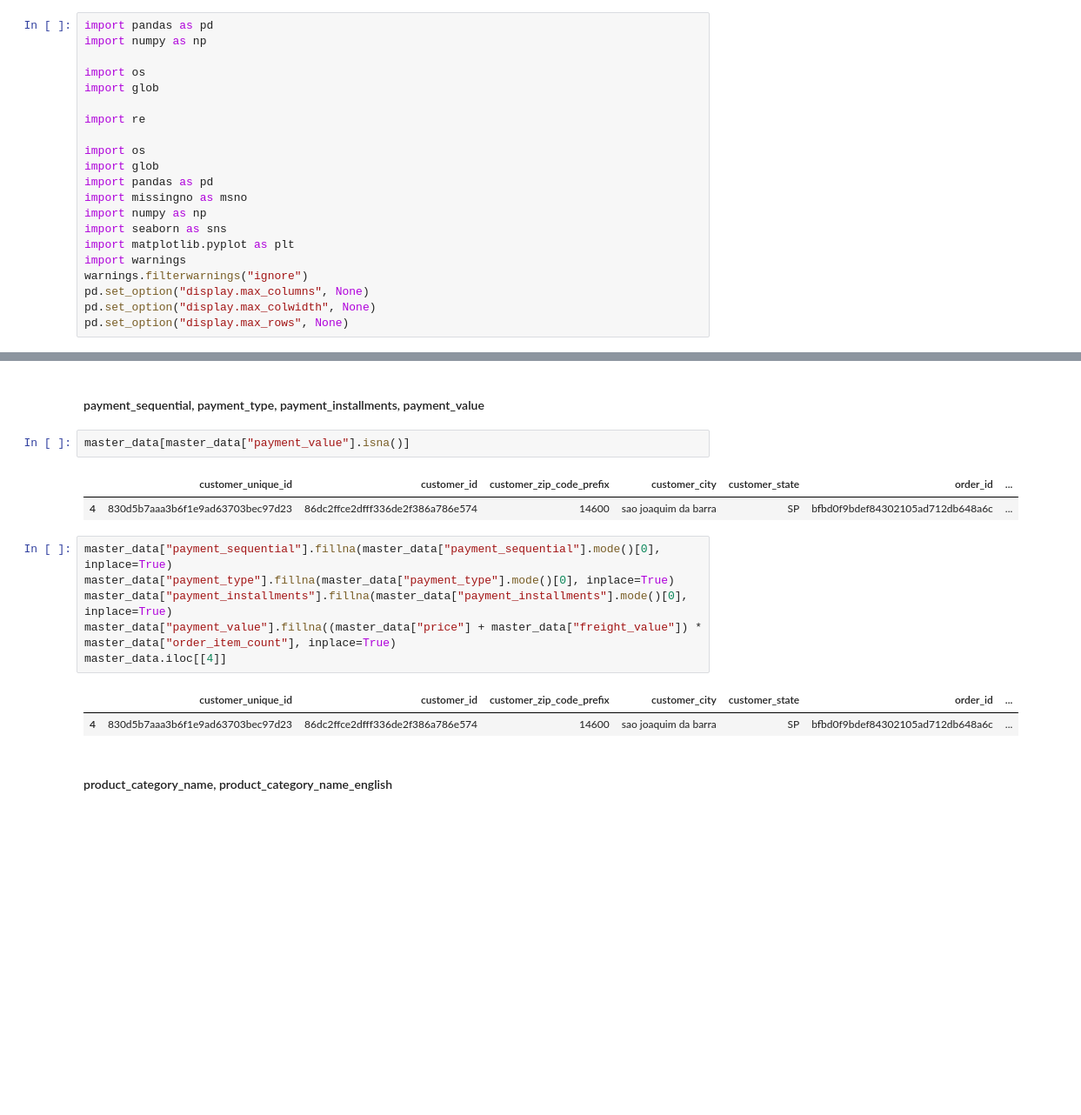
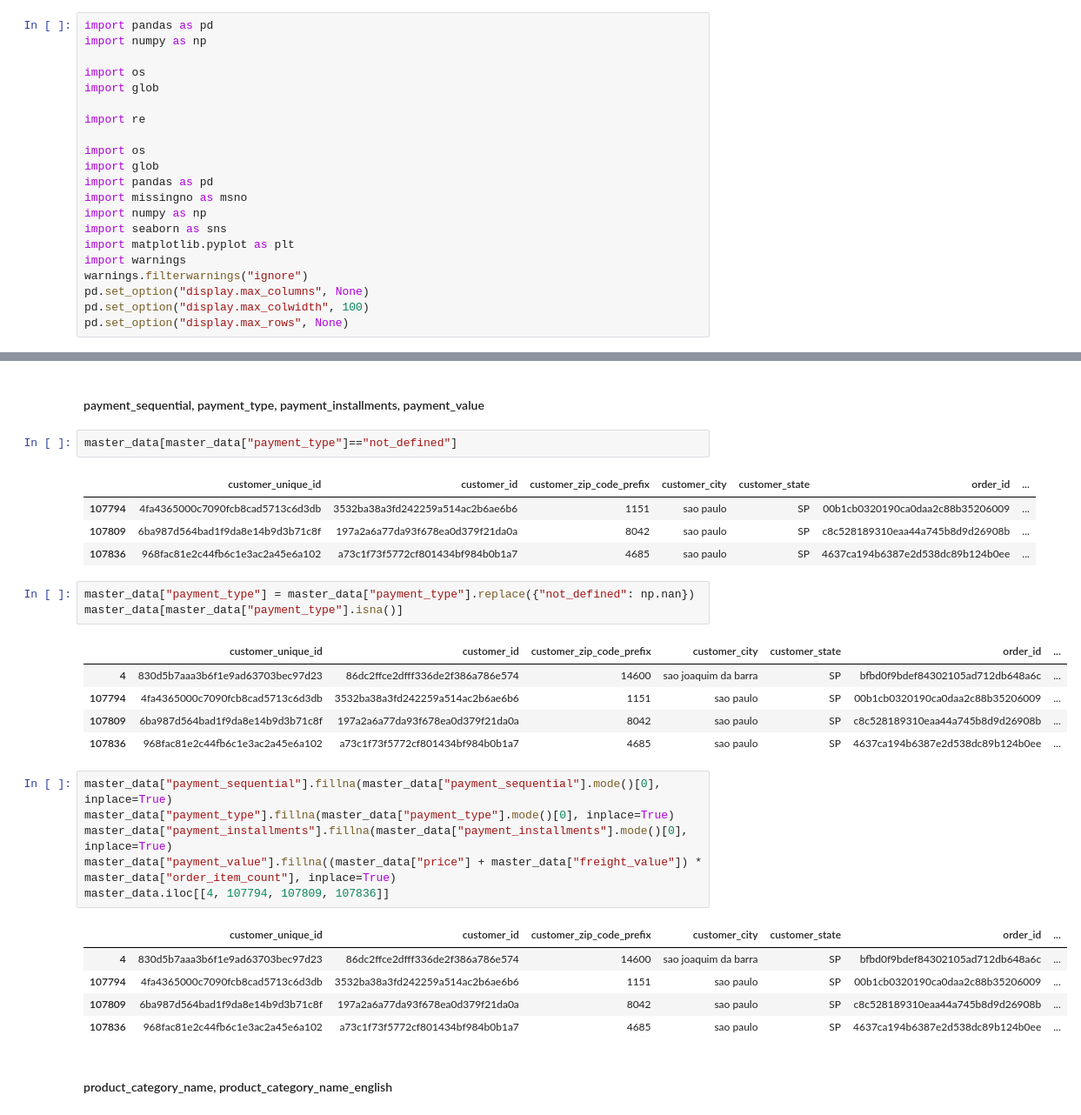
Before and after one commit to aridiawan/ecommerce-analysis, a Jupyter notebook: notebooks/1.0.2-data-preparation.ipynb, the cells around one changed output, grey strips where cells are left out. Shown at 87% size. Saved outputs shown, nothing was run; the diff lists cells and outputs as text; blank space fills up the shorter version.

```diff
--- a/notebooks/1.0.2-data-preparation.ipynb
+++ b/notebooks/1.0.2-data-preparation.ipynb
@@ -17,7 +17,7 @@ import matplotlib.pyplot as plt
 import warnings
 warnings.filterwarnings("ignore")
 pd.set_option("display.max_columns", None)
-pd.set_option("display.max_colwidth", None)
+pd.set_option("display.max_colwidth", 100)
 pd.set_option("display.max_rows", None)
 # %% [markdown]
 Notebook ini berisi data preparation untuk melakukan analisis customer sebuah e-commerce. Tahapan preparasi terdiri dari: (1) data understanding termasuk menemukan permasalahan pada data seperti duplicates, missing values, ambiguity, dan outliers, dan (2) data cleaning dengan melakukan penanganan data yang sesuai dengan masalahnya.
@@ -502,19 +503,33 @@ master_data["review_score"] = master_data["review_score"].fillna("unknown").asty
 # %% [markdown]
 #### payment_sequential, payment_type, payment_installments, payment_value
 # %%
-master_data[master_data["payment_value"].isna()]
+master_data[master_data["payment_type"]=="not_defined"]
 # %% [output]
 |  | customer_unique_id | customer_id | customer_zip_code_prefix | customer_city | customer_state | order_id | ... |
-| 4 | 830d5b7aaa3b6f1e9ad63703bec97d23 | 86dc2ffce2dfff336de2f386a786e574 | 14600 | sao joaquim da barra | SP | bfbd0f9bdef84302105ad712db648a6c | ... |
+| 107794 | 4fa4365000c7090fcb8cad5713c6d3db | 3532ba38a3fd242259a514ac2b6ae6b6 | 1151 | sao paulo | SP | 00b1cb0320190ca0daa2c88b35206009 | ... |
+| 107809 | 6ba987d564bad1f9da8e14b9d3b71c8f | 197a2a6a77da93f678ea0d379f21da0a | 8042 | sao paulo | SP | c8c528189310eaa44a745b8d9d26908b | ... |
+| 107836 | 968fac81e2c44fb6c1e3ac2a45e6a102 | a73c1f73f5772cf801434bf984b0b1a7 | 4685 | sao paulo | SP | 4637ca194b6387e2d538dc89b124b0ee | ... |
+# %%
+master_data["payment_type"] = master_data["payment_type"].replace({"not_defined": np.nan})
+master_data[master_data["payment_type"].isna()]
+# %% [output]
+|  | customer_unique_id | customer_id | customer_zip_code_prefix | customer_city | customer_state | order_id | ... |
+| 4 | 830d5b7aaa3b6f1e9ad63703bec97d23 | 86dc2ffce2dfff336de2f386a786e574 | 14600 | sao joaquim da barra | SP | bfbd0f9bdef84302105ad712db648a6c | ... |
+| 107794 | 4fa4365000c7090fcb8cad5713c6d3db | 3532ba38a3fd242259a514ac2b6ae6b6 | 1151 | sao paulo | SP | 00b1cb0320190ca0daa2c88b35206009 | ... |
+| 107809 | 6ba987d564bad1f9da8e14b9d3b71c8f | 197a2a6a77da93f678ea0d379f21da0a | 8042 | sao paulo | SP | c8c528189310eaa44a745b8d9d26908b | ... |
+| 107836 | 968fac81e2c44fb6c1e3ac2a45e6a102 | a73c1f73f5772cf801434bf984b0b1a7 | 4685 | sao paulo | SP | 4637ca194b6387e2d538dc89b124b0ee | ... |
 # %%
 master_data["payment_sequential"].fillna(master_data["payment_sequential"].mode()[0], inplace=True)
 master_data["payment_type"].fillna(master_data["payment_type"].mode()[0], inplace=True)
 master_data["payment_installments"].fillna(master_data["payment_installments"].mode()[0], inplace=True)
 master_data["payment_value"].fillna((master_data["price"] + master_data["freight_value"]) * master_data["order_item_count"], inplace=True)
-master_data.iloc[[4]]
+master_data.iloc[[4, 107794, 107809, 107836]]
 # %% [output]
 |  | customer_unique_id | customer_id | customer_zip_code_prefix | customer_city | customer_state | order_id | ... |
 | 4 | 830d5b7aaa3b6f1e9ad63703bec97d23 | 86dc2ffce2dfff336de2f386a786e574 | 14600 | sao joaquim da barra | SP | bfbd0f9bdef84302105ad712db648a6c | ... |
+| 107794 | 4fa4365000c7090fcb8cad5713c6d3db | 3532ba38a3fd242259a514ac2b6ae6b6 | 1151 | sao paulo | SP | 00b1cb0320190ca0daa2c88b35206009 | ... |
+| 107809 | 6ba987d564bad1f9da8e14b9d3b71c8f | 197a2a6a77da93f678ea0d379f21da0a | 8042 | sao paulo | SP | c8c528189310eaa44a745b8d9d26908b | ... |
+| 107836 | 968fac81e2c44fb6c1e3ac2a45e6a102 | a73c1f73f5772cf801434bf984b0b1a7 | 4685 | sao paulo | SP | 4637ca194b6387e2d538dc89b124b0ee | ... |
 # %% [markdown]
 #### product_category_name, product_category_name_english
 # %%
```
Also changed, not shown: parts of 6 cells of this notebook.
